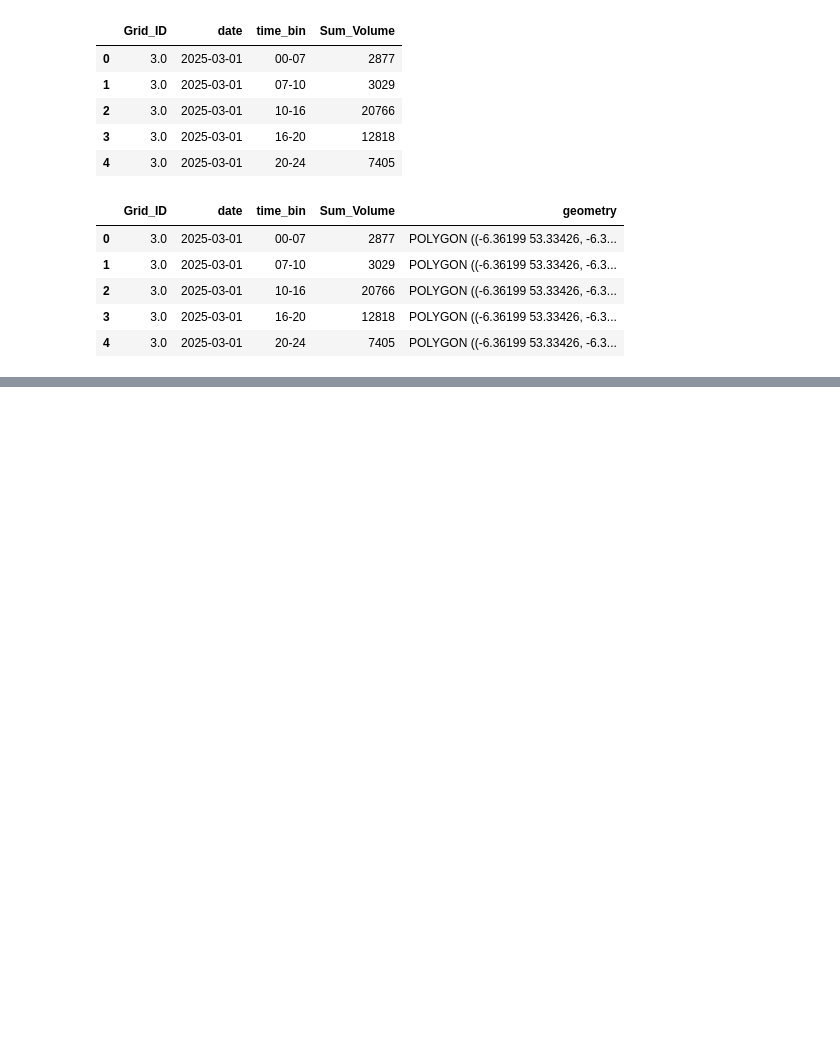
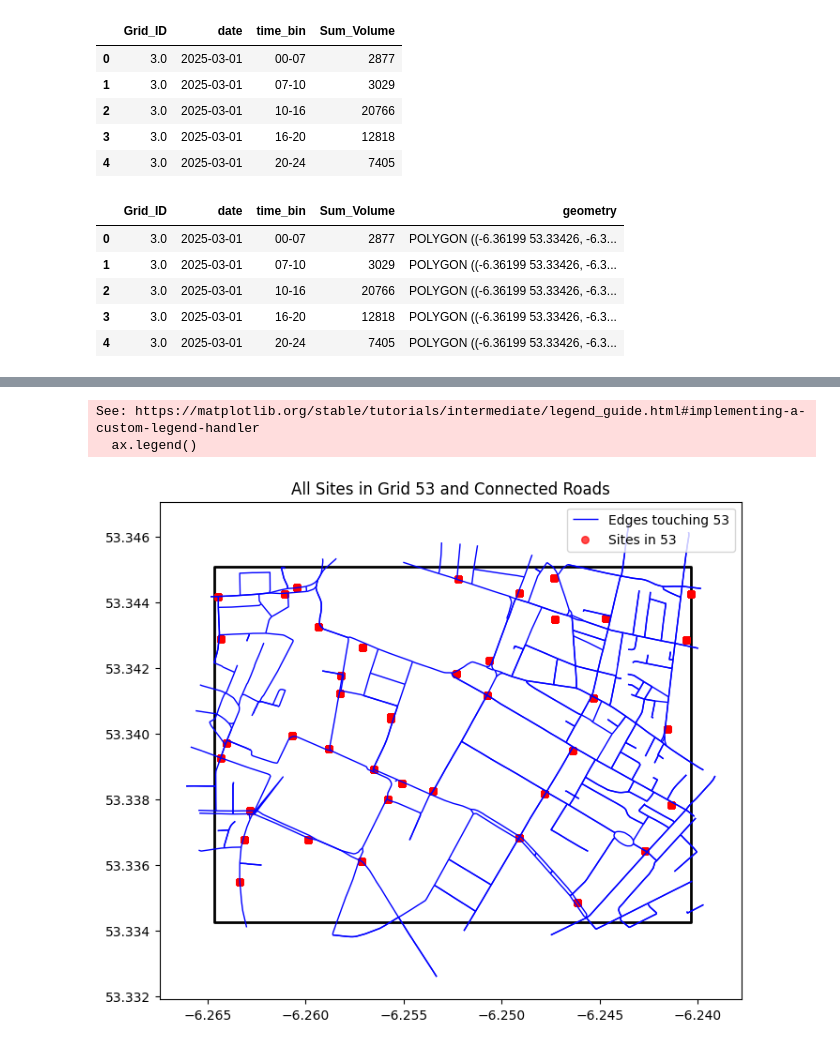
Before and after one commit to kirva123/Hackathon2025, a Jupyter notebook: Regional copy.ipynb, the cells around one changed output, grey strips where cells are left out. Saved outputs shown, nothing was run; the diff lists cells and outputs as text; code cells hidden in the pictures; blank space fills up the shorter version.

```diff
--- a/Regional copy.ipynb
+++ b/Regional copy.ipynb
@@ -157,3 +158,6 @@ grid.head()
 | 2 | POLYGON ((-6.36199 53.32344, -6.3... | 0.0 |
 | 3 | POLYGON ((-6.36199 53.33426, -6.3... | 1857254.0 |
 | 4 | POLYGON ((-6.36199 53.34507, -6.3... | 2035809.0 |
+# %%
+joined = joined.drop(columns=["Sum_volume"])
+joined.head()
@@ -306,0 +338,17 @@ for tb in time_bins:
+# %%
+geo_edges["start_point"] = geo_edges.geometry.apply(lambda x: Point(x.coords[0]))
+geo_edges["end_point"]   = geo_edges.geometry.apply(lambda x: Point(x.coords[-1]))
+
+# 2. Make GeoDataFrames for start and end points
+start_gdf = gpd.GeoDataFrame(geo_edges[["start_point"]], geometry="start_point", crs=geo_edges.crs)
+end_gdf   = gpd.GeoDataFrame(geo_edges[["end_point"]], geometry="end_point", crs=geo_edges.crs)
+
+# 3. Spatial join each point set with the grid polygons
+start_joined = gpd.sjoin(start_gdf, grid, how="left", predicate="within")
+end_joined   = gpd.sjoin(end_gdf, grid, how="left", predicate="within")
+
+# 4. Add Grid_IDs back to geo_edges
+geo_edges["start_grid"] = start_joined["Grid_ID"].values
+geo_edges["end_grid"]   = end_joined["Grid_ID"].values
+
+geo_edges.head()
@@ -306,0 +386,29 @@ for tb in time_bins:
+# %%
+# 1. get all sites in Grid_ID 53 (keep duplicates)
+sites53 = joined[joined["Grid_ID"] == 53]
+
+# 2. select edges connected to Grid_ID 53
+edges53 = geo_edges[(geo_edges["start_grid"] == 53) | (geo_edges["end_grid"] == 53)]
+
+# 3. get the polygon of Grid_ID 53
+grid53 = grid.loc[[53]]
+
+# 4. plot
+fig, ax = plt.subplots(figsize=(8, 8))
+
+# plot grid polygon
+grid53.plot(ax=ax, facecolor="none", edgecolor="black", linewidth=2, label="Grid 53")
+
+# plot roads
+edges53.plot(ax=ax, color="blue", linewidth=1, label="Edges touching 53")
+
+# plot all site points (with duplicates)
+sites53.plot(ax=ax, color="red", markersize=30, alpha=0.7, label="Sites in 53")
+
+ax.set_title("All Sites in Grid 53 and Connected Roads")
+ax.legend()
+plt.show()
+# %% [output]
+See: https://matplotlib.org/stable/tutorials/intermediate/legend_guide.html#implementing-a-custom-legend-handler
+  ax.legend()
+[figure, added]
```
Also changed, not shown: parts of 14 cells of this notebook.
